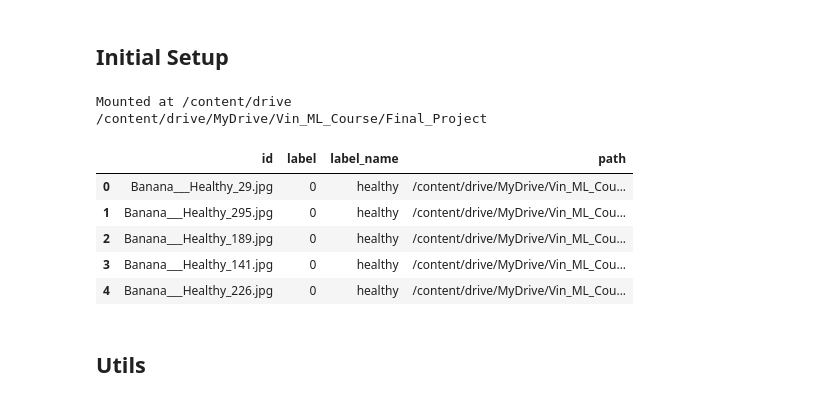
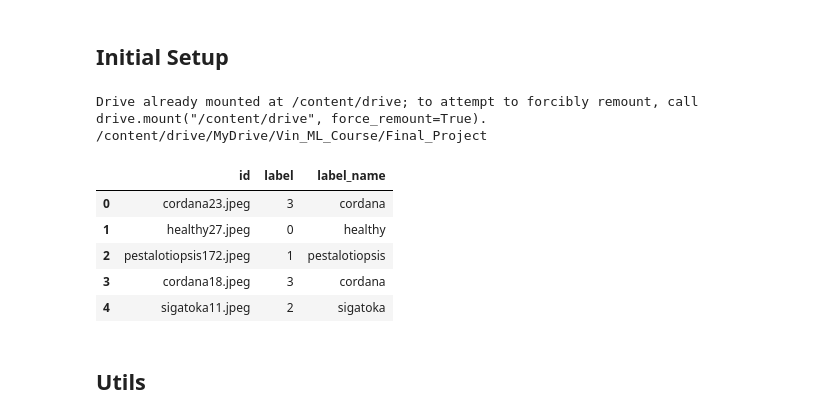
Before and after one commit to quang-vo-ds/banana_leaf_disease_detection, a Jupyter notebook: banana_leaf_disease_train.ipynb, the cells around one changed output. Cells and saved outputs as stored; diff of their text form; code cells hidden in the pictures.

```diff
--- a/banana_leaf_disease_train.ipynb
+++ b/banana_leaf_disease_train.ipynb
@@ -47,10 +47,10 @@ from google.colab import drive
 drive.mount('/content/drive')
 %cd /content/drive/MyDrive/Vin_ML_Course/Final_Project
 root_dir = os.getcwd()
-save_data_dir = os.path.join(root_dir, "output/processed_data")
+train_dir = os.path.join(root_dir, "data/train_test/train")
 save_model_dir = os.path.join(root_dir, "output/checkpoints")
 # %% [output]
-Mounted at /content/drive
+Drive already mounted at /content/drive; to attempt to forcibly remount, call drive.mount("/content/drive", force_remount=True).
 /content/drive/MyDrive/Vin_ML_Course/Final_Project
 # %%
 CFG = {
@@ -72,16 +72,15 @@ CFG = {
     'device': 'cuda:0'
 }
 # %%
-path = os.path.join(save_data_dir, "train.csv")
-train = pd.read_csv(path)
+train = pd.read_csv(os.path.join(train_dir, "train.csv"))
 train.head()
 # %% [output]
-|  | id | label | label_name | path |
-| 0 | Banana___Healthy_29.jpg | 0 | healthy | /content/drive/MyDrive/Vin_ML_Cou... |
-| 1 | Banana___Healthy_295.jpg | 0 | healthy | /content/drive/MyDrive/Vin_ML_Cou... |
-| 2 | Banana___Healthy_189.jpg | 0 | healthy | /content/drive/MyDrive/Vin_ML_Cou... |
-| 3 | Banana___Healthy_141.jpg | 0 | healthy | /content/drive/MyDrive/Vin_ML_Cou... |
-| 4 | Banana___Healthy_226.jpg | 0 | healthy | /content/drive/MyDrive/Vin_ML_Cou... |
+|  | id | label | label_name |
+| 0 | cordana23.jpeg | 3 | cordana |
+| 1 | healthy27.jpeg | 0 | healthy |
+| 2 | pestalotiopsis172.jpeg | 1 | pestalotiopsis |
+| 3 | cordana18.jpeg | 3 | cordana |
+| 4 | sigatoka11.jpeg | 2 | sigatoka |
 # %% [markdown]
 ## Utils
 # %%
```
Also changed, not shown: parts of 3 cells of this notebook.
